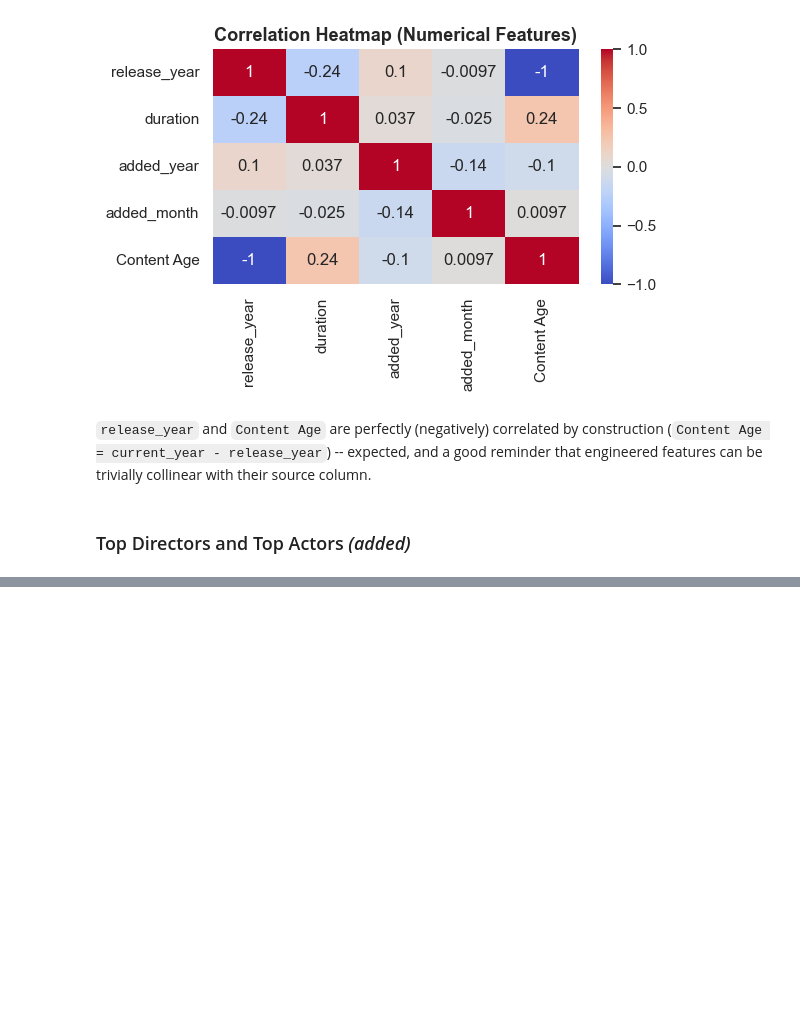
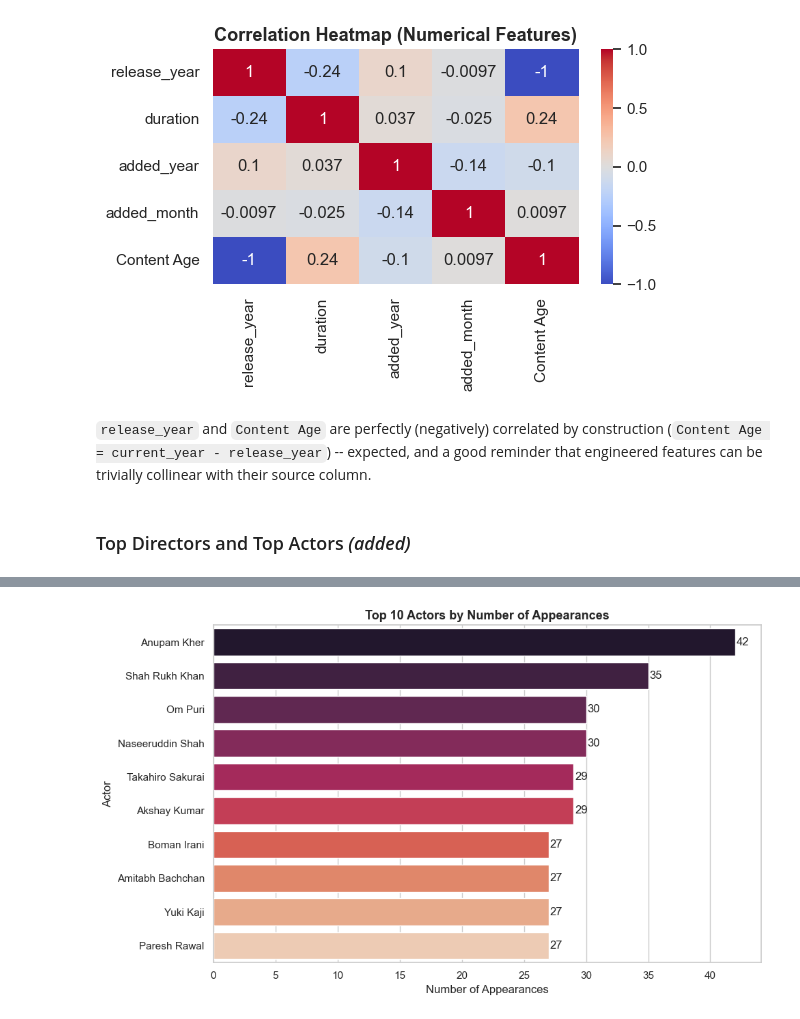
Before and after one commit to PragyaRana/DS_Training, a Jupyter notebook: Mini_Project_4.ipynb, the cells around one changed output, grey strips where cells are left out. Cells and saved outputs as stored; diff of their text form; code cells hidden in the pictures; blank space fills up the shorter version.

```diff
--- a/Mini_Project_4.ipynb
+++ b/Mini_Project_4.ipynb
@@ -1225,0 +1245,22 @@ plt.show()
+# %%
+top_actors = (
+    df_clean[df_clean['cast'] != 'Not Available']['cast']
+    .str.split(',')
+    .explode()
+    .str.strip()
+    .value_counts()
+    .head(10)
+)
+
+plt.figure(figsize=(10, 6))
+ax = sns.barplot(x=top_actors.values, y=top_actors.index, hue=top_actors.index,
+                  palette='rocket', legend=False)
+for i, v in enumerate(top_actors.values):
+    ax.text(v + 0.1, i, str(v), va='center')
+plt.title("Top 10 Actors by Number of Appearances")
+plt.xlabel("Number of Appearances")
+plt.ylabel("Actor")
+plt.tight_layout()
+plt.show()
+# %% [output]
+[figure, added]
```
Also changed, not shown: parts of 2 cells of this notebook.
